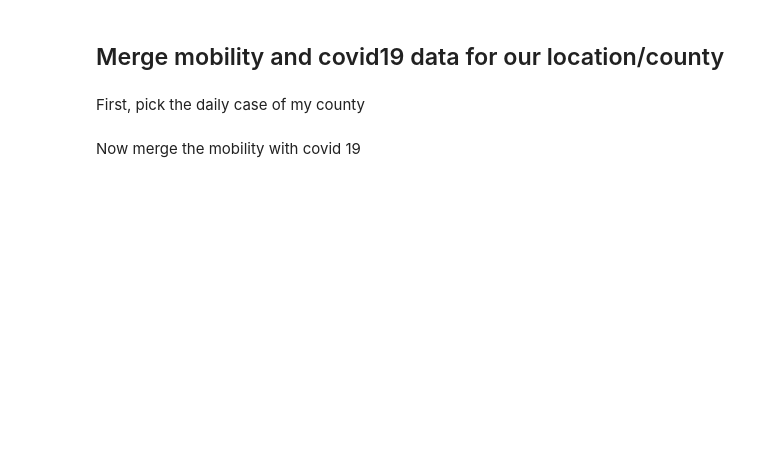
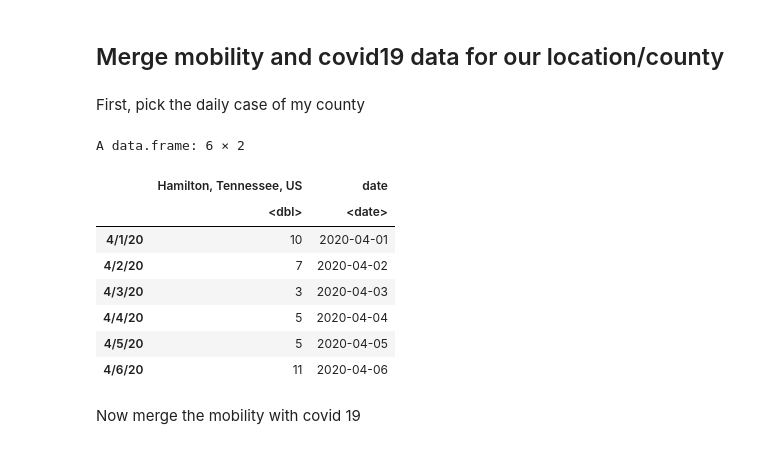
Before and after one commit to hongqin/R_COVID19_student_bootcamp2022June, a Jupyter notebook: R_coding_bootcamp_2022June.ipynb, the cells around one changed output. Cells and saved outputs as stored; diff of their text form; code cells hidden in the pictures; blank space fills up the shorter version.

```diff
--- a/R_coding_bootcamp_2022June.ipynb
+++ b/R_coding_bootcamp_2022June.ipynb
@@ -775,4 +859,14 @@ max(tbGMmycounty$date) #the most recent date of the mobility report
 # %% [markdown]
 First, pick the daily case of my county
 # %%
-head( tb_daily_sub)
+head( tb_mycounty )
+# %% [output]
+A data.frame: 6 × 2
+|  | Hamilton, Tennessee, US | date |
+|  | <dbl> | <date> |
+| 4/1/20 | 10 | 2020-04-01 |
+| 4/2/20 | 7 | 2020-04-02 |
+| 4/3/20 | 3 | 2020-04-03 |
+| 4/4/20 | 5 | 2020-04-04 |
+| 4/5/20 | 5 | 2020-04-05 |
+| 4/6/20 | 11 | 2020-04-06 |
```
Also changed, not shown: parts of 185 cells of this notebook.
